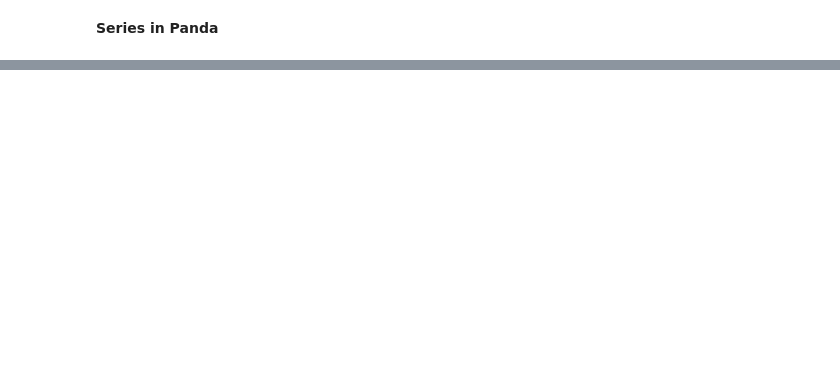
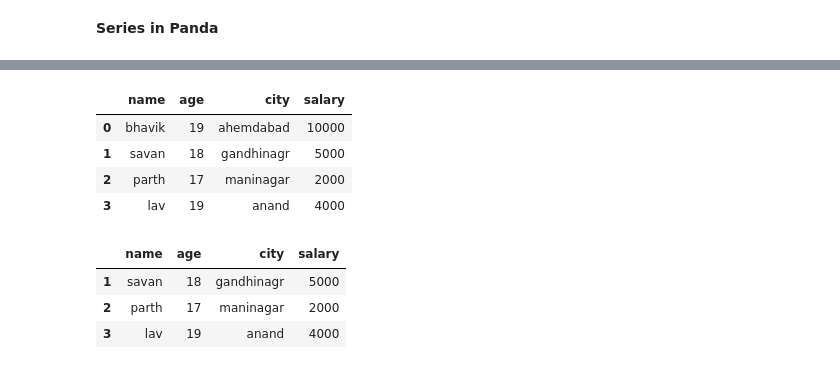
Before and after one commit to Bhavikpatel2910/python-learning-, a Jupyter notebook: panda/panda.ipynb, the cells around one changed output, grey strips where cells are left out. Saved outputs shown, nothing was run; the diff lists cells and outputs as text; code cells hidden in the pictures; blank space fills up the shorter version.

```diff
--- a/panda/panda.ipynb
+++ b/panda/panda.ipynb
@@ -52,0 +99,15 @@ dtype: float64
+# %%
+df2
+# %% [output]
+|  | name | age | city | salary |
+| 0 | bhavik | 19 | ahemdabad | 10000 |
+| 1 | savan | 18 | gandhinagr | 5000 |
+| 2 | parth | 17 | maninagar | 2000 |
+| 3 | lav | 19 | anand | 4000 |
+# %%
+df2.drop(0,axis=0)
+# %% [output]
+|  | name | age | city | salary |
+| 1 | savan | 18 | gandhinagr | 5000 |
+| 2 | parth | 17 | maninagar | 2000 |
+| 3 | lav | 19 | anand | 4000 |
```
Also changed, not shown: parts of 21 cells of this notebook, 1 other file.
